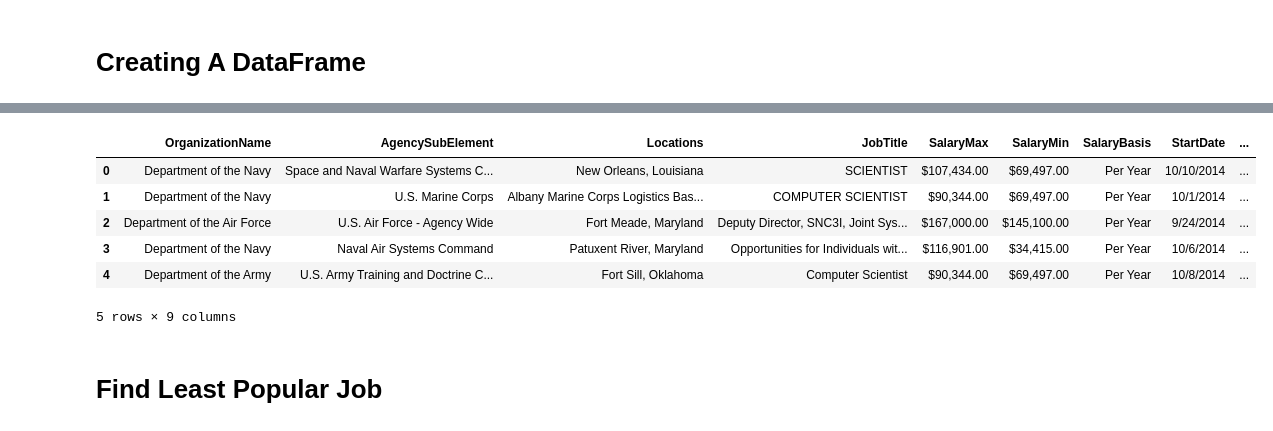
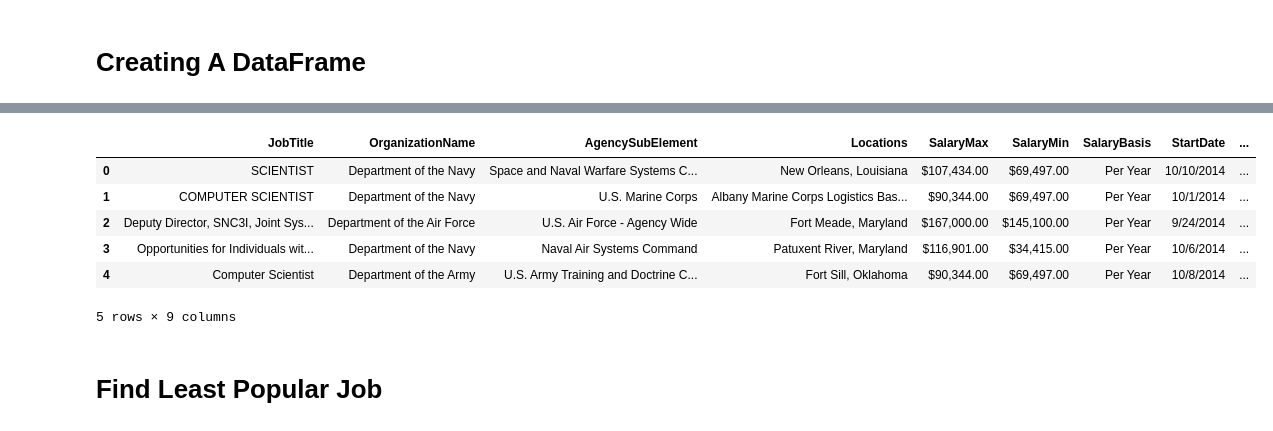
Before and after one commit to graceeunbekim/Job-of-America-Data-Analysis, a Jupyter notebook: JOA_data_analysis.ipynb, the cells around one changed output, grey strips where cells are left out. Saved outputs shown, nothing was run; the diff lists cells and outputs as text; code cells hidden in the pictures.

```diff
--- a/JOA_data_analysis.ipynb
+++ b/JOA_data_analysis.ipynb
@@ -59,20 +59,20 @@ From the selected field in the API call, we use pandas library to put the data n
 # %%
 # create a data frame for json data
 from pandas import DataFrame, Series
 import pandas as pd
 
 frame = pd.DataFrame(job_data)
 
 # frame columns with desired data
-frame = frame[['OrganizationName', 'AgencySubElement', 'Locations', 'JobTitle', 'SalaryMax', 'SalaryMin', 'SalaryBasis', 'StartDate', 'EndDate']]
+frame = frame[['JobTitle', 'OrganizationName', 'AgencySubElement', 'Locations', 'SalaryMax', 'SalaryMin', 'SalaryBasis', 'StartDate', 'EndDate']]
 frame.head() # for debugging purposes, print the first 5 rows in the frame
 # %% [output]
-|  | OrganizationName | AgencySubElement | Locations | JobTitle | SalaryMax | SalaryMin | SalaryBasis | StartDate | ... |
-| 0 | Department of the Navy | Space and Naval Warfare Systems C... | New Orleans, Louisiana | SCIENTIST | $107,434.00 | $69,497.00 | Per Year | 10/10/2014 | ... |
-| 1 | Department of the Navy | U.S. Marine Corps | Albany Marine Corps Logistics Bas... | COMPUTER SCIENTIST | $90,344.00 | $69,497.00 | Per Year | 10/1/2014 | ... |
-| 2 | Department of the Air Force | U.S. Air Force - Agency Wide | Fort Meade, Maryland | Deputy Director, SNC3I, Joint Sys... | $167,000.00 | $145,100.00 | Per Year | 9/24/2014 | ... |
-| 3 | Department of the Navy | Naval Air Systems Command | Patuxent River, Maryland | Opportunities for Individuals wit... | $116,901.00 | $34,415.00 | Per Year | 10/6/2014 | ... |
-| 4 | Department of the Army | U.S. Army Training and Doctrine C... | Fort Sill, Oklahoma | Computer Scientist | $90,344.00 | $69,497.00 | Per Year | 10/8/2014 | ... |
+|  | JobTitle | OrganizationName | AgencySubElement | Locations | SalaryMax | SalaryMin | SalaryBasis | StartDate | ... |
+| 0 | SCIENTIST | Department of the Navy | Space and Naval Warfare Systems C... | New Orleans, Louisiana | $107,434.00 | $69,497.00 | Per Year | 10/10/2014 | ... |
+| 1 | COMPUTER SCIENTIST | Department of the Navy | U.S. Marine Corps | Albany Marine Corps Logistics Bas... | $90,344.00 | $69,497.00 | Per Year | 10/1/2014 | ... |
+| 2 | Deputy Director, SNC3I, Joint Sys... | Department of the Air Force | U.S. Air Force - Agency Wide | Fort Meade, Maryland | $167,000.00 | $145,100.00 | Per Year | 9/24/2014 | ... |
+| 3 | Opportunities for Individuals wit... | Department of the Navy | Naval Air Systems Command | Patuxent River, Maryland | $116,901.00 | $34,415.00 | Per Year | 10/6/2014 | ... |
+| 4 | Computer Scientist | Department of the Army | U.S. Army Training and Doctrine C... | Fort Sill, Oklahoma | $90,344.00 | $69,497.00 | Per Year | 10/8/2014 | ... |
 5 rows × 9 columns
 # %% [markdown]
 # Find Least Popular Job
```
Also changed, not shown: parts of 9 cells of this notebook.
